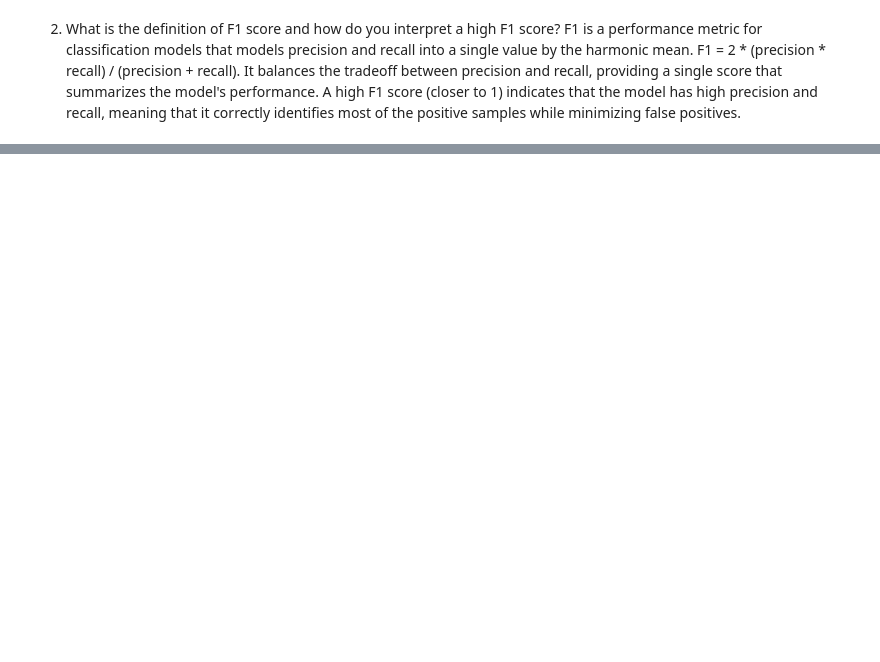
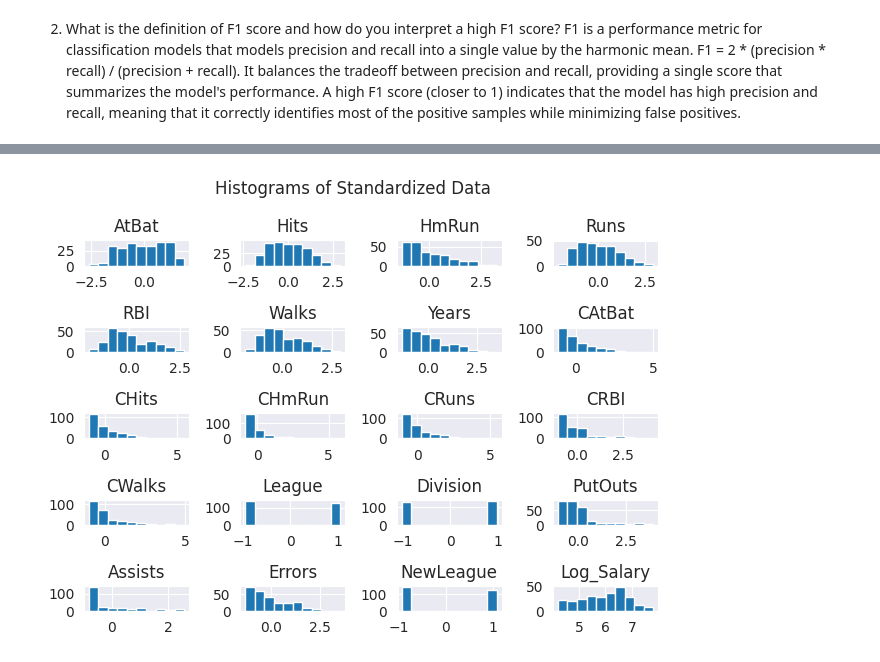
Before and after one commit to Trolann/cmpe188-assignments, a Jupyter notebook: decisiontree_assignment/descisionTree_hw_baseball_CMPE188.ipynb, the cells around one changed output, grey strips where cells are left out. Cells and saved outputs as stored; diff of their text form; code cells hidden in the pictures; blank space fills up the shorter version.

```diff
--- a/decisiontree_assignment/descisionTree_hw_baseball_CMPE188.ipynb
+++ b/decisiontree_assignment/descisionTree_hw_baseball_CMPE188.ipynb
@@ -47,3 +58,9 @@ plt.show()
 2. What is the definition of F1 score and how do you interpret a high F1 score?
 F1 is a performance metric for classification models that models precision and recall into a single value by the harmonic mean. F1 = 2 * (precision * recall) / (precision + recall). It balances the tradeoff between precision and recall, providing a single score that summarizes the model's performance.
 A high F1 score (closer to 1) indicates that the model has high precision and recall, meaning that it correctly identifies most of the positive samples while minimizing false positives.
+# %%
+filename = 'Baseball_salary.csv'
+data = read_csv(filename)
+set_printoptions(precision=3)
+data.head(5)
+print(data.isnull().sum())
@@ -49,0 +85,4 @@ A high F1 score (closer to 1) indicates that the model has high precision and re
+# %%
+# Clean the data by dropping rows with null salary
+data = data.dropna(subset=['Salary'])
+print(data.isnull().sum())
@@ -49,0 +107,15 @@ A high F1 score (closer to 1) indicates that the model has high precision and re
+# %%
+label_encoder = LabelEncoder()
+data['League'] = label_encoder.fit_transform(data['League'])
+print(data['League'].value_counts())
+data['Division'] = label_encoder.fit_transform(data['Division'])
+print(data['Division'].value_counts())
+data['NewLeague'] = label_encoder.fit_transform(data['NewLeague'])
+print(data['NewLeague'].value_counts())
+
+data['Log_Salary'] = log(data['Salary'])
+array = data.values
+Y1 = data['Log_Salary']
+X1 = data.drop(columns=['Salary', 'Log_Salary', 'Unnamed: 0'], axis=1)
+X1names = X1.columns
+X1.head(5)
@@ -49,0 +141,9 @@ A high F1 score (closer to 1) indicates that the model has high precision and re
+# %%
+# Standardize
+data_stand = X1.copy()
+stand_scaler = StandardScaler().fit(data_stand)
+data_stand = stand_scaler.transform(data_stand)
+# add output to standardized data
+data_stand = pd.DataFrame(data_stand, columns=X1names, index=X1.index)
+X1_stand = data_stand.copy()
+data_objects = ((data_stand, 'data_stand'), (data, "data_raw"))
@@ -49,0 +176,9 @@ A high F1 score (closer to 1) indicates that the model has high precision and re
+# %%
+data_stand_with_salary = data_stand.copy()
+data_stand_with_salary['Log_Salary'] = Y1
+data_stand_with_salary.hist()
+plt.suptitle(f"Histograms of Standardized Data")
+plt.tight_layout()
+plt.show()
+# %% [output]
+[figure, added]
```
Also changed, not shown: parts of 11 cells of this notebook, 2 other files.
